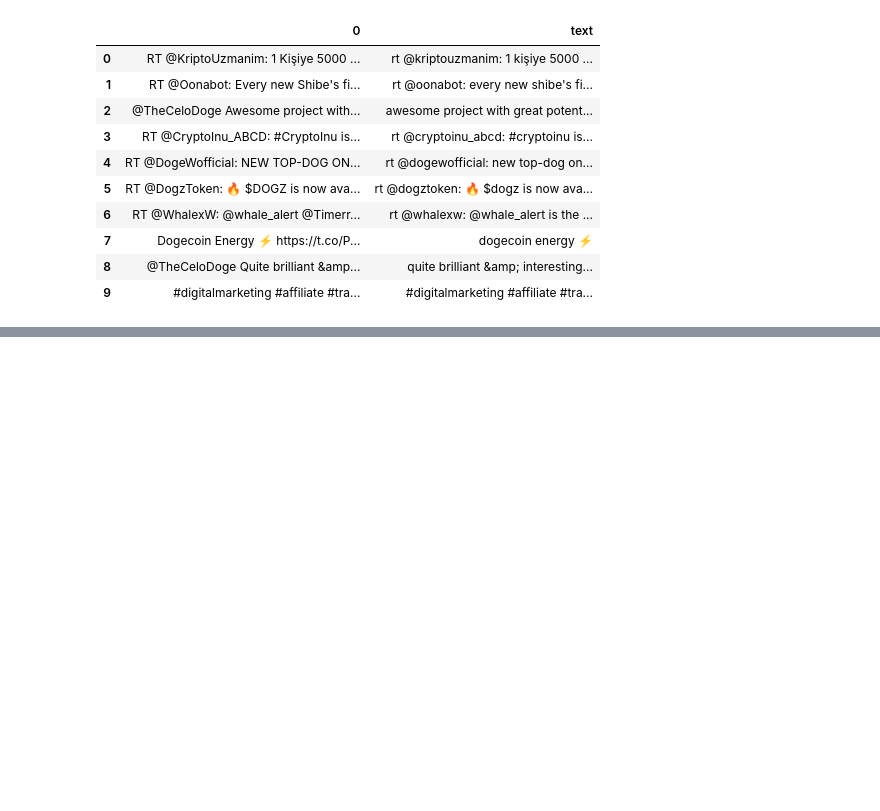
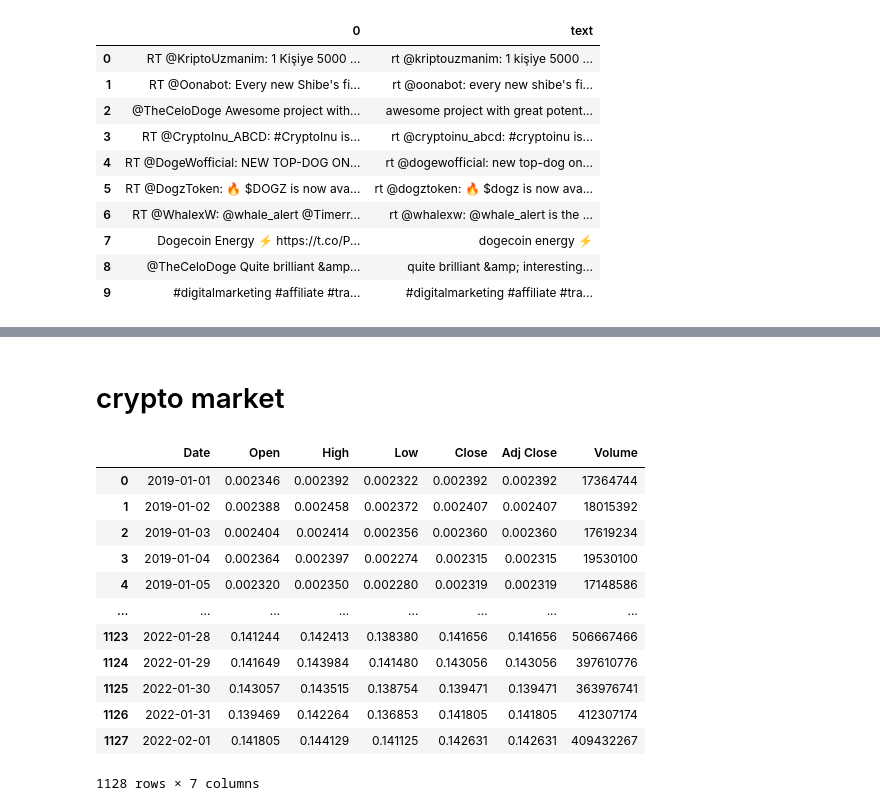
Before and after one commit to ruanty/sentiment_analysis, a Jupyter notebook: social_sentiment_analysis.ipynb, the cells around one changed output, grey strips where cells are left out. Cells and saved outputs as stored; diff of their text form; code cells hidden in the pictures; blank space fills up the shorter version.

```diff
--- a/social_sentiment_analysis.ipynb
+++ b/social_sentiment_analysis.ipynb
@@ -179,3 +179,5 @@ tweets.head(10)
 | 7 | Dogecoin Energy ⚡️ https://t.co/P... | dogecoin energy ⚡️ | 0.000000 | 0.000000 | positive | NaN | NaN | NaN | NaN |
 | 8 | @TheCeloDoge Quite brilliant &amp... | quite brilliant &amp; interesting... | 0.425000 | 0.600000 | positive | NaN | NaN | NaN | NaN |
 | 9 | #digitalmarketing #affiliate #tra... | #digitalmarketing #affiliate #tra... | 0.000000 | 0.000000 | neutral | 0.0 | 0.0 | 1.0 | 0.0 |
+# %% [markdown]
+# crypto market
@@ -181,0 +186,17 @@ tweets.head(10)
+# %%
+dogecoin_price = pd.read_csv('../sentiment_analysis/DOGE-USD.csv')
+dogecoin_price
+# %% [output]
+|  | Date | Open | High | Low | Close | Adj Close | Volume |
+| 0 | 2019-01-01 | 0.002346 | 0.002392 | 0.002322 | 0.002392 | 0.002392 | 17364744 |
+| 1 | 2019-01-02 | 0.002388 | 0.002458 | 0.002372 | 0.002407 | 0.002407 | 18015392 |
+| 2 | 2019-01-03 | 0.002404 | 0.002414 | 0.002356 | 0.002360 | 0.002360 | 17619234 |
+| 3 | 2019-01-04 | 0.002364 | 0.002397 | 0.002274 | 0.002315 | 0.002315 | 19530100 |
+| 4 | 2019-01-05 | 0.002320 | 0.002350 | 0.002280 | 0.002319 | 0.002319 | 17148586 |
+| ... | ... | ... | ... | ... | ... | ... | ... |
+| 1123 | 2022-01-28 | 0.141244 | 0.142413 | 0.138380 | 0.141656 | 0.141656 | 506667466 |
+| 1124 | 2022-01-29 | 0.141649 | 0.143984 | 0.141480 | 0.143056 | 0.143056 | 397610776 |
+| 1125 | 2022-01-30 | 0.143057 | 0.143515 | 0.138754 | 0.139471 | 0.139471 | 363976741 |
+| 1126 | 2022-01-31 | 0.139469 | 0.142264 | 0.136853 | 0.141805 | 0.141805 | 412307174 |
+| 1127 | 2022-02-01 | 0.141805 | 0.144129 | 0.141125 | 0.142631 | 0.142631 | 409432267 |
+1128 rows × 7 columns
```
Also changed, not shown: parts of 2 cells of this notebook.
